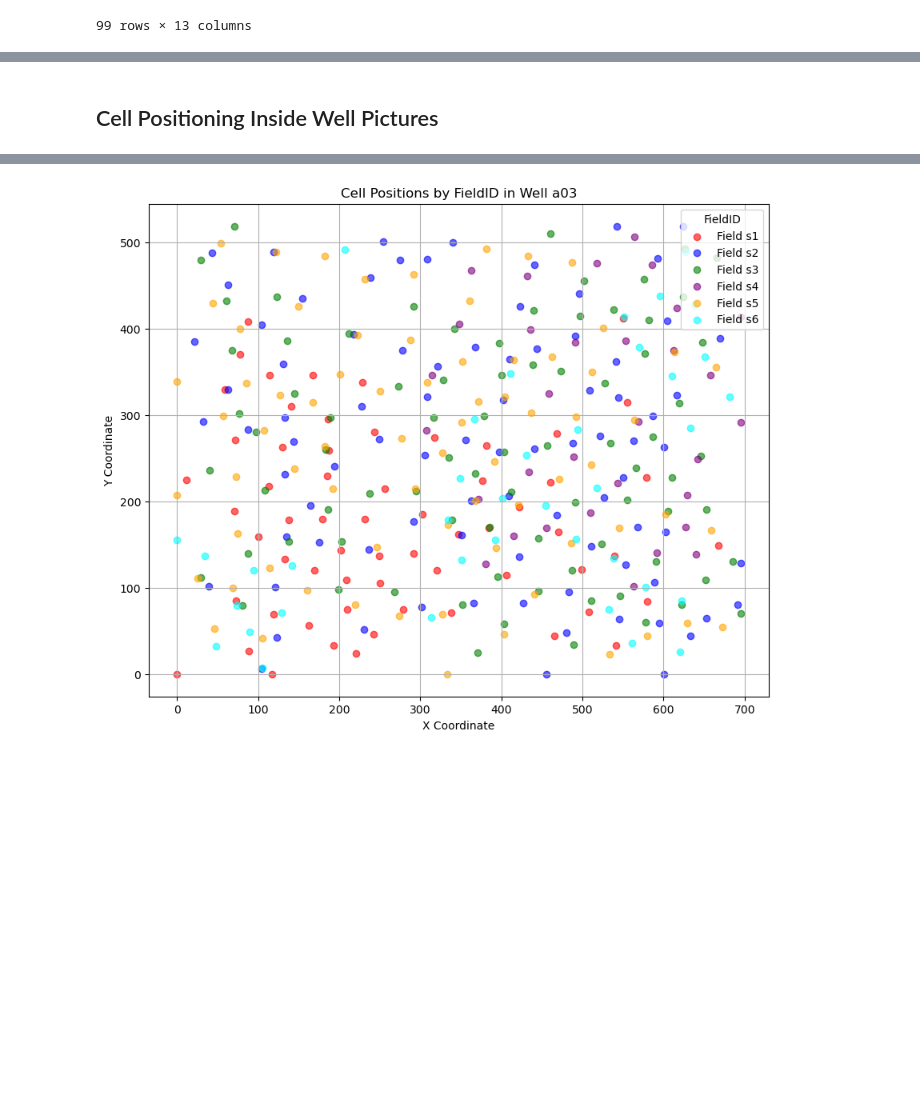
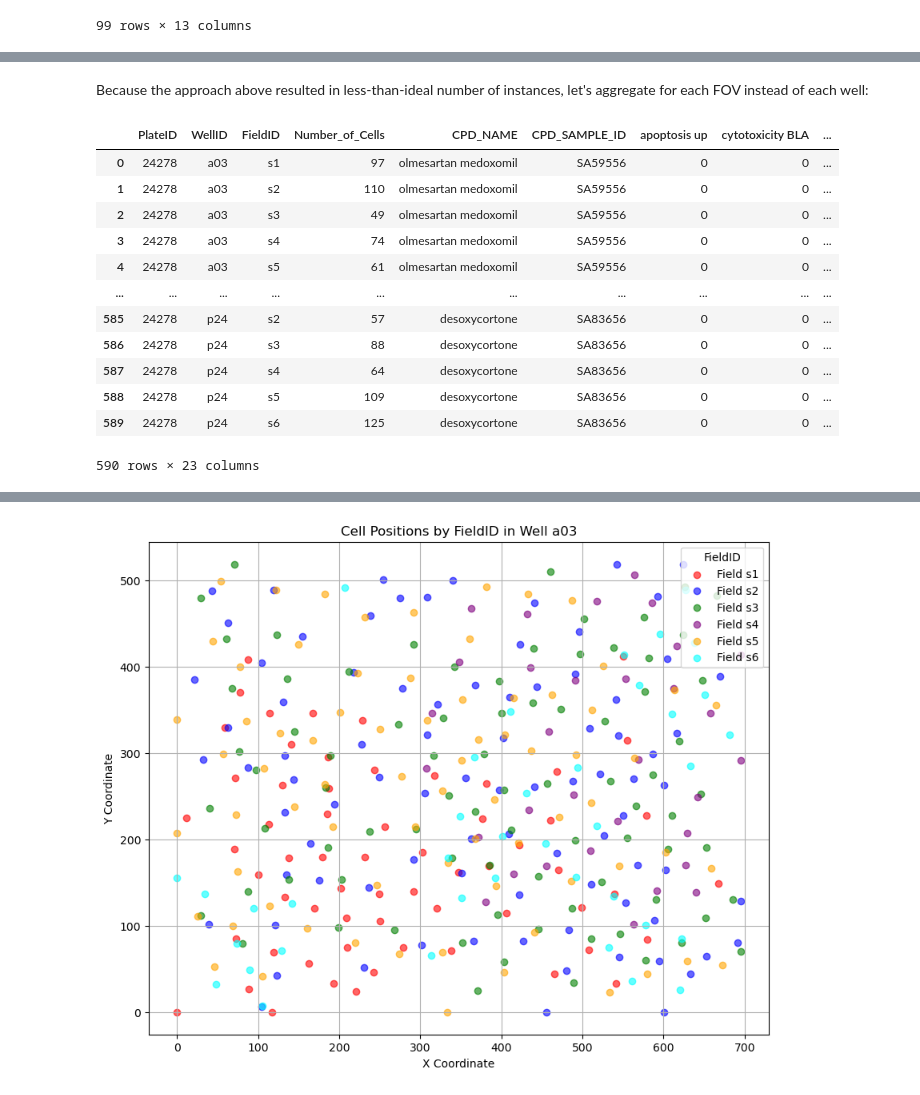
Before and after one commit to emreguler97/project-vermeer, a Jupyter notebook: project_vermeer.ipynb, the cells around one changed output, grey strips where cells are left out. Drawn from its saved outputs; the diff is of its cells as text; code cells hidden in the pictures; blank space fills up the shorter version.

Commit message:
functionalization & multiple-plate pipeline

```diff
--- a/project_vermeer.ipynb
+++ b/project_vermeer.ipynb
@@ -593,3 +549,7 @@ cells_per_well
 | 382 | p23 | 258 |
 | 383 | p24 | 486 |
 384 rows × 2 columns
+# %%
+# group by WellID and FieldID together and count the number of ObjectNumbers (cells)
+cells_per_field = df_tables['Cells'].groupby(['WellID', 'FieldID']).size().reset_index(name='Number_of_Cells')
+cells_per_field
@@ -634,8 +610,3 @@ biomorph_24278
 | 200 | 24278 | p21 | chlorzoxazone | SA82767 | 0 | 0 | 0 | ... |
 | 201 | 24278 | p24 | desoxycortone | SA83656 | 0 | 0 | 0 | ... |
 99 rows × 13 columns
-# %%
-# add the cell counts for each well
-biomorph_24278 = biomorph_24278.merge(cells_per_well, on='WellID', how='left')
-biomorph_24278 = move_column(df=biomorph_24278, col_name='Number_of_Cells', new_position=2)
-biomorph_24278
@@ -686,2 +631,48 @@ biomorph_24278
-# %% [markdown]
-## Cell Positioning Inside Well Pictures
+# %% [markdown]
+Because the approach above resulted in less-than-ideal number of instances, let's aggregate for each FOV instead of each well:
+# %%
+# populate the endpoint dataframe with all available fields of each well
+biomorph_24278 = biomorph_24278.merge(df_tables['Cells'][['WellID', 'FieldID']].drop_duplicates(),
+                     on=['WellID'],
+                     how='left')
+biomorph_24278 = move_column(df=biomorph_24278, col_name='FieldID', new_position=2)
+
+# calculate mean and standard deviation for 'Cells_AreaShape_Area' and 'Cells_AreaShape_Compactness' in cells_df by FieldID
+cell_agg_per_field = df_tables['Cells'].groupby(['WellID', 'FieldID']).agg(
+    Cells_AreaShape_Area_Mean=('Cells_AreaShape_Area', 'mean'),
+    Cells_AreaShape_Area_Std=('Cells_AreaShape_Area', 'std'),
+    Cells_AreaShape_Compactness_Mean=('Cells_AreaShape_Compactness', 'mean'),
+    Cells_AreaShape_Compactness_Std=('Cells_AreaShape_Compactness', 'std')
+).reset_index()
+
+# calculate mean and standard deviation for 'Cells_AreaShape_Area' and 'Cells_AreaShape_Compactness' in nuclei_df by FieldID
+nuclei_agg_per_field = df_tables['Nuclei'].groupby(['WellID', 'FieldID']).agg(
+    Nuclei_AreaShape_Area_Mean=('Nuclei_AreaShape_Area', 'mean'),
+    Nuclei_AreaShape_Area_Std=('Nuclei_AreaShape_Area', 'std'),
+    Nuclei_AreaShape_Compactness_Mean=('Nuclei_AreaShape_Compactness', 'mean'),
+    Nuclei_AreaShape_Compactness_Std=('Nuclei_AreaShape_Compactness', 'std')).reset_index()
+
+# merge the aggregated metrics from cells_df into endpoint dataframe
+biomorph_24278 = biomorph_24278.merge(cell_agg_per_field, on=['WellID', 'FieldID'], how='left')
+
+# merge the aggregated metrics from nuclei_df into endpoint dataframe
+biomorph_24278 = biomorph_24278.merge(nuclei_agg_per_field, on=['WellID', 'FieldID'], how='left')
+
+# add the cell counts for each field of each well
+biomorph_24278 = biomorph_24278.merge(cells_per_field, on=['WellID', 'FieldID'], how='left')
+biomorph_24278 = move_column(df=biomorph_24278, col_name='Number_of_Cells', new_position=3)
+biomorph_24278
+# %% [output]
+|  | PlateID | WellID | FieldID | Number_of_Cells | CPD_NAME | CPD_SAMPLE_ID | apoptosis up | cytotoxicity BLA | ... |
+| 0 | 24278 | a03 | s1 | 97 | olmesartan medoxomil | SA59556 | 0 | 0 | ... |
+| 1 | 24278 | a03 | s2 | 110 | olmesartan medoxomil | SA59556 | 0 | 0 | ... |
+| 2 | 24278 | a03 | s3 | 49 | olmesartan medoxomil | SA59556 | 0 | 0 | ... |
+| 3 | 24278 | a03 | s4 | 74 | olmesartan medoxomil | SA59556 | 0 | 0 | ... |
+| 4 | 24278 | a03 | s5 | 61 | olmesartan medoxomil | SA59556 | 0 | 0 | ... |
+| ... | ... | ... | ... | ... | ... | ... | ... | ... | ... |
+| 585 | 24278 | p24 | s2 | 57 | desoxycortone | SA83656 | 0 | 0 | ... |
+| 586 | 24278 | p24 | s3 | 88 | desoxycortone | SA83656 | 0 | 0 | ... |
+| 587 | 24278 | p24 | s4 | 64 | desoxycortone | SA83656 | 0 | 0 | ... |
+| 588 | 24278 | p24 | s5 | 109 | desoxycortone | SA83656 | 0 | 0 | ... |
+| 589 | 24278 | p24 | s6 | 125 | desoxycortone | SA83656 | 0 | 0 | ... |
+590 rows × 23 columns
```
Also changed, not shown: parts of 67 cells of this notebook.
